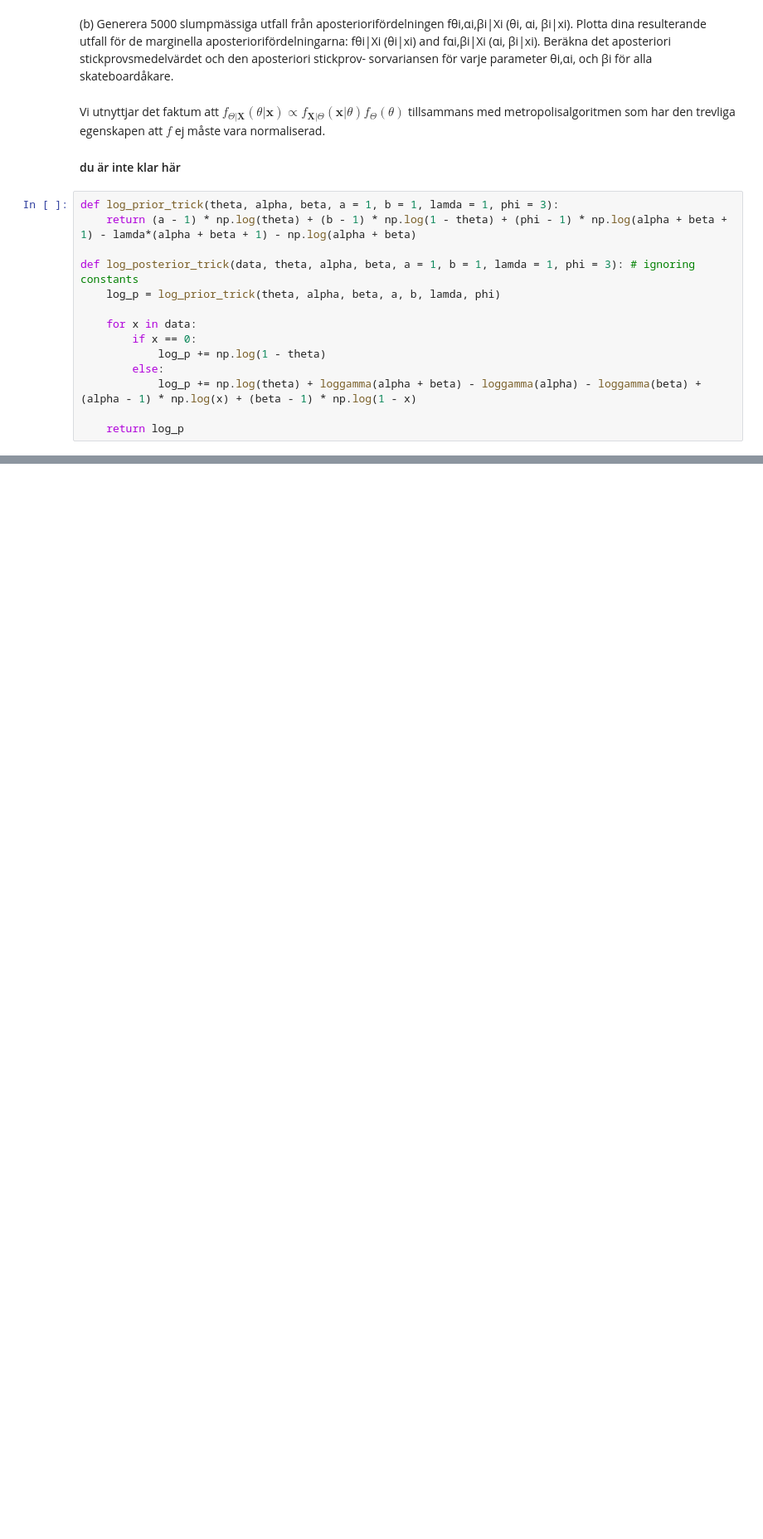
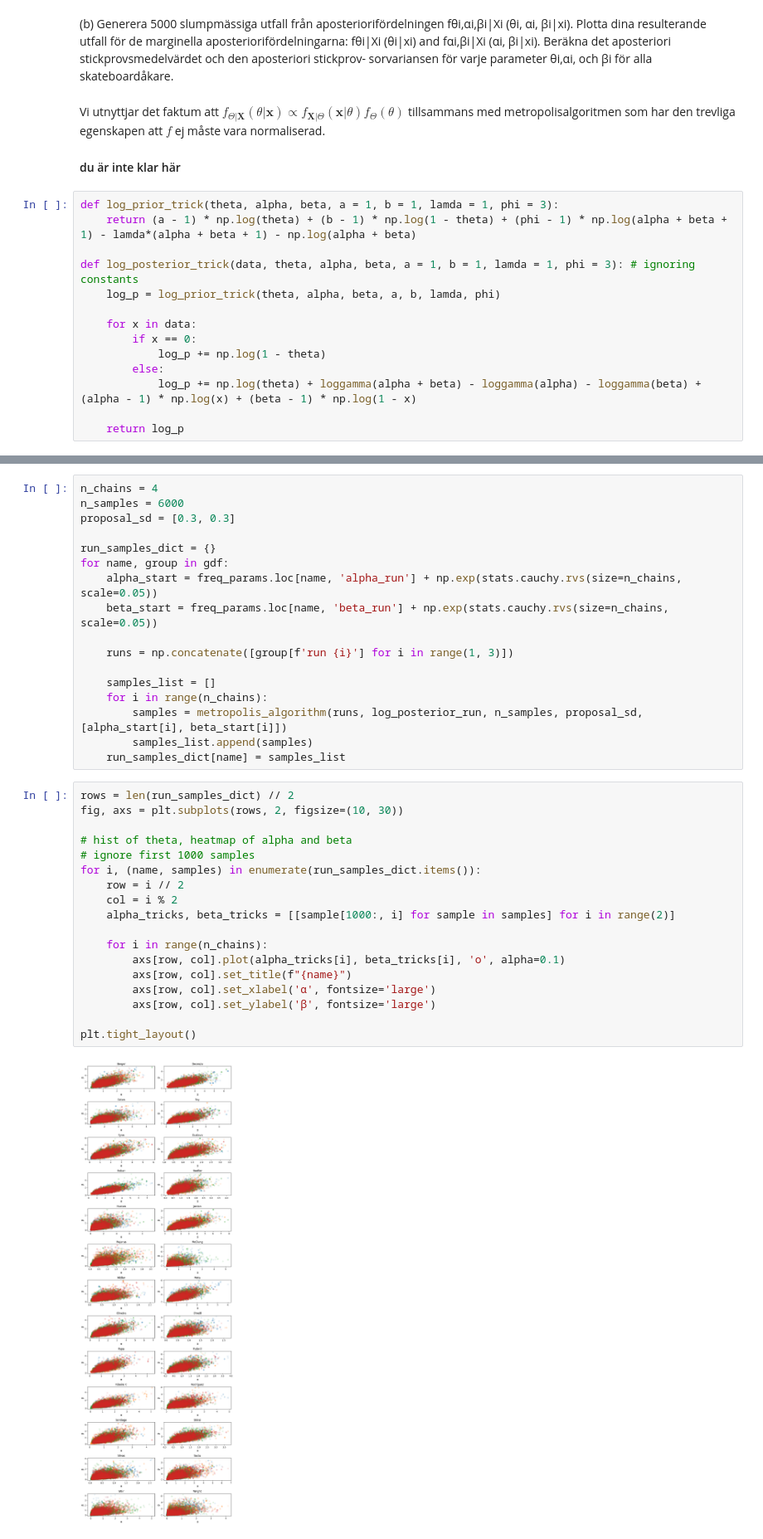
Before and after one commit to vilhelm-k/SF1930, a Jupyter notebook: Projekt.ipynb, the cells around one changed output, grey strips where cells are left out. Shown at 83% size. Cells and saved outputs as stored; diff of their text form; blank space fills up the shorter version.

```diff
--- a/Projekt.ipynb
+++ b/Projekt.ipynb
@@ -305,2 +298,39 @@ for name, samples in samples_dict.items():
+# %%
+n_chains = 4
+n_samples = 6000
+proposal_sd = [0.3, 0.3]
+
+run_samples_dict = {}
+for name, group in gdf:
+    alpha_start = freq_params.loc[name, 'alpha_run'] + np.exp(stats.cauchy.rvs(size=n_chains, scale=0.05))
+    beta_start = freq_params.loc[name, 'beta_run'] + np.exp(stats.cauchy.rvs(size=n_chains, scale=0.05))
+
+    runs = np.concatenate([group[f'run {i}'] for i in range(1, 3)])
+
+    samples_list = []
+    for i in range(n_chains):
+        samples = metropolis_algorithm(runs, log_posterior_run, n_samples, proposal_sd, [alpha_start[i], beta_start[i]])
+        samples_list.append(samples)
+    run_samples_dict[name] = samples_list
+# %%
+rows = len(run_samples_dict) // 2
+fig, axs = plt.subplots(rows, 2, figsize=(10, 30))
+
+# hist of theta, heatmap of alpha and beta
+# ignore first 1000 samples
+for i, (name, samples) in enumerate(run_samples_dict.items()):
+    row = i // 2
+    col = i % 2
+    alpha_tricks, beta_tricks = [[sample[1000:, i] for sample in samples] for i in range(2)]
+
+    for i in range(n_chains):
+        axs[row, col].plot(alpha_tricks[i], beta_tricks[i], 'o', alpha=0.1)
+        axs[row, col].set_title(f"{name}")
+        axs[row, col].set_xlabel('α', fontsize='large')
+        axs[row, col].set_ylabel('β', fontsize='large')
+
+plt.tight_layout()
+# %% [output]
+[figure, added]
 # %%
 # make df of sample mean and variance for each parameter for each skater. only want to look at samples after burn-in
```
Also changed, not shown: parts of 18 cells of this notebook.
